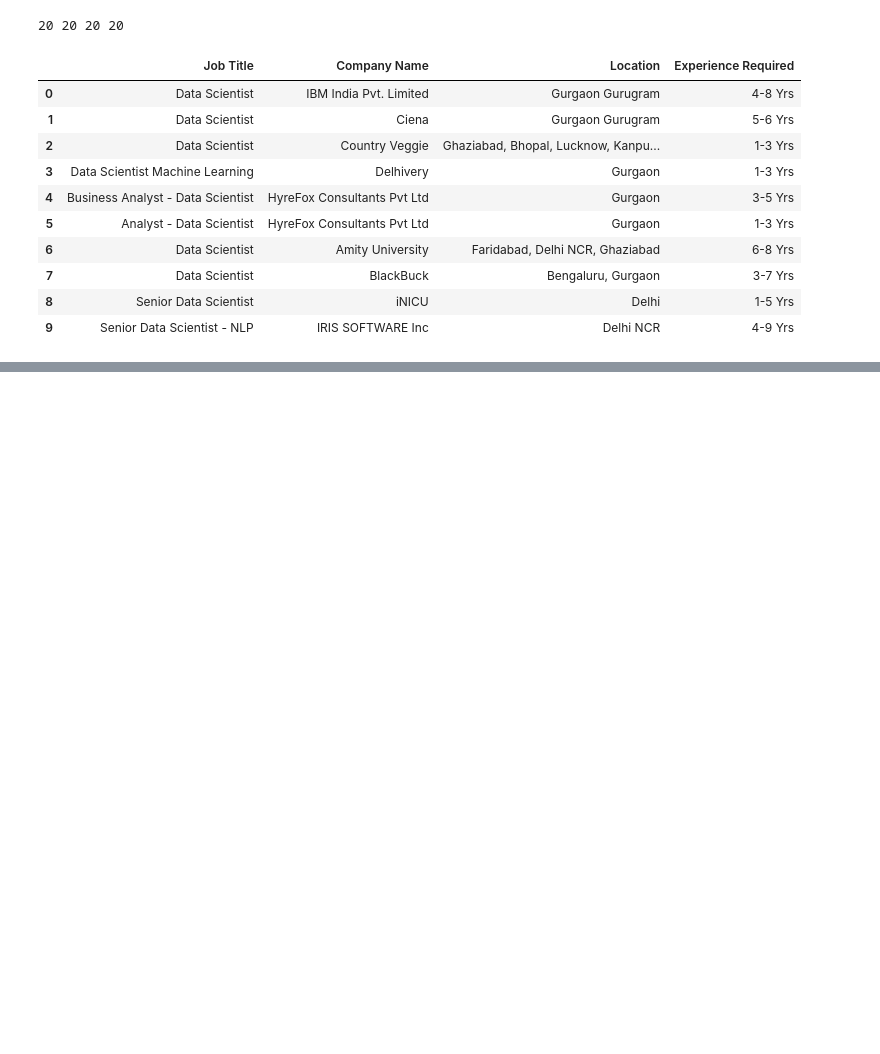
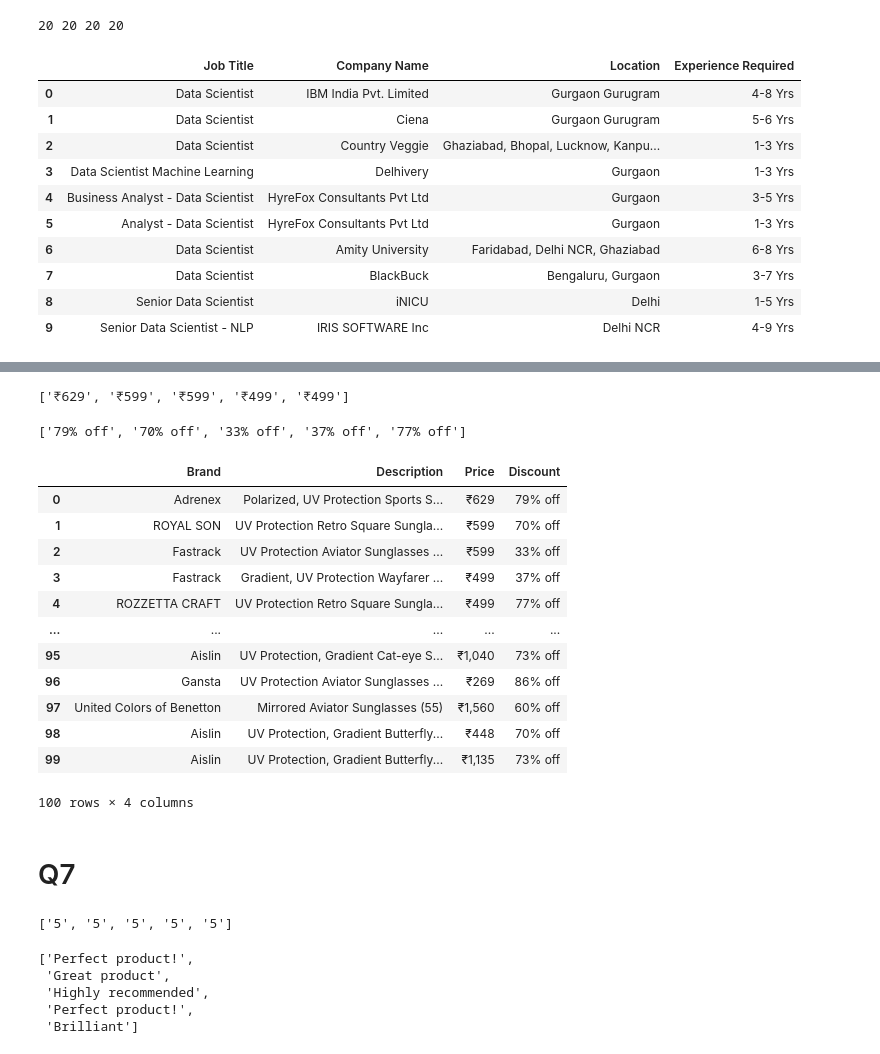
Before and after one commit to swanandsb/Flip-Robo-Projects, a Jupyter notebook: Web Scraping Assignment - 2.ipynb, the cells around one changed output, grey strips where cells are left out. Saved outputs shown, nothing was run; the diff lists cells and outputs as text; code cells hidden in the pictures; blank space fills up the shorter version.

```diff
--- a/Web Scraping Assignment - 2.ipynb
+++ b/Web Scraping Assignment - 2.ipynb
@@ -329,0 +514,5 @@ jobs3
+# %%
+brand=[]
+descrip=[]
+price=[]
+discount=[]
@@ -329,0 +547,47 @@ jobs3
+# %%
+for i in url:
+    driver.get(i)
+
+    price_1=driver.find_elements_by_xpath("//div[@class='_30jeq3']")
+
+    for j in price_1:
+        a=j.text
+        price.append(a)
+price[0:5]
+# %% [output]
+['₹629', '₹599', '₹599', '₹499', '₹499']
+# %%
+for i in url:
+    driver.get(i)
+
+    discount_1=driver.find_elements_by_xpath("//div[@class='_3Ay6Sb']")
+
+    for j in discount_1:
+        a=j.text
+        discount.append(a)
+discount[0:5]
+# %% [output]
+['79% off', '70% off', '33% off', '37% off', '77% off']
+# %%
+table=pd.DataFrame({})
+table['Brand']=brand[0:100]
+table['Description']=descrip[0:100]
+table['Price']=price[0:100]
+table['Discount']=discount[0:100]
+table
+# %% [output]
+|  | Brand | Description | Price | Discount |
+| 0 | Adrenex | Polarized, UV Protection Sports S... | ₹629 | 79% off |
+| 1 | ROYAL SON | UV Protection Retro Square Sungla... | ₹599 | 70% off |
+| 2 | Fastrack | UV Protection Aviator Sunglasses ... | ₹599 | 33% off |
+| 3 | Fastrack | Gradient, UV Protection Wayfarer ... | ₹499 | 37% off |
+| 4 | ROZZETTA CRAFT | UV Protection Retro Square Sungla... | ₹499 | 77% off |
+| ... | ... | ... | ... | ... |
+| 95 | Aislin | UV Protection, Gradient Cat-eye S... | ₹1,040 | 73% off |
+| 96 | Gansta | UV Protection Aviator Sunglasses ... | ₹269 | 86% off |
+| 97 | United Colors of Benetton | Mirrored Aviator Sunglasses (55) | ₹1,560 | 60% off |
+| 98 | Aislin | UV Protection, Gradient Butterfly... | ₹448 | 70% off |
+| 99 | Aislin | UV Protection, Gradient Butterfly... | ₹1,135 | 73% off |
+100 rows × 4 columns
+# %% [markdown]
+# Q7
@@ -329,0 +612,28 @@ jobs3
+# %%
+for i in url:
+    driver.get(i)
+
+    rating_1=driver.find_elements_by_xpath("//div[@class='_3LWZlK _1BLPMq']")
+
+    for j in rating_1:
+        a=j.text
+        rating.append(a)
+rating[0:5]
+# %% [output]
+['5', '5', '5', '5', '5']
+# %%
+for i in url:
+    driver.get(i)
+
+    summary_1=driver.find_elements_by_xpath("//p[@class='_2-N8zT']")
+
+    for j in summary_1:
+        a=j.text
+        summary.append(a)
+summary[0:5]
+# %% [output]
+['Perfect product!',
+ 'Great product',
+ 'Highly recommended',
+ 'Perfect product!',
+ 'Brilliant']
```
Also changed, not shown: parts of 94 cells of this notebook.
